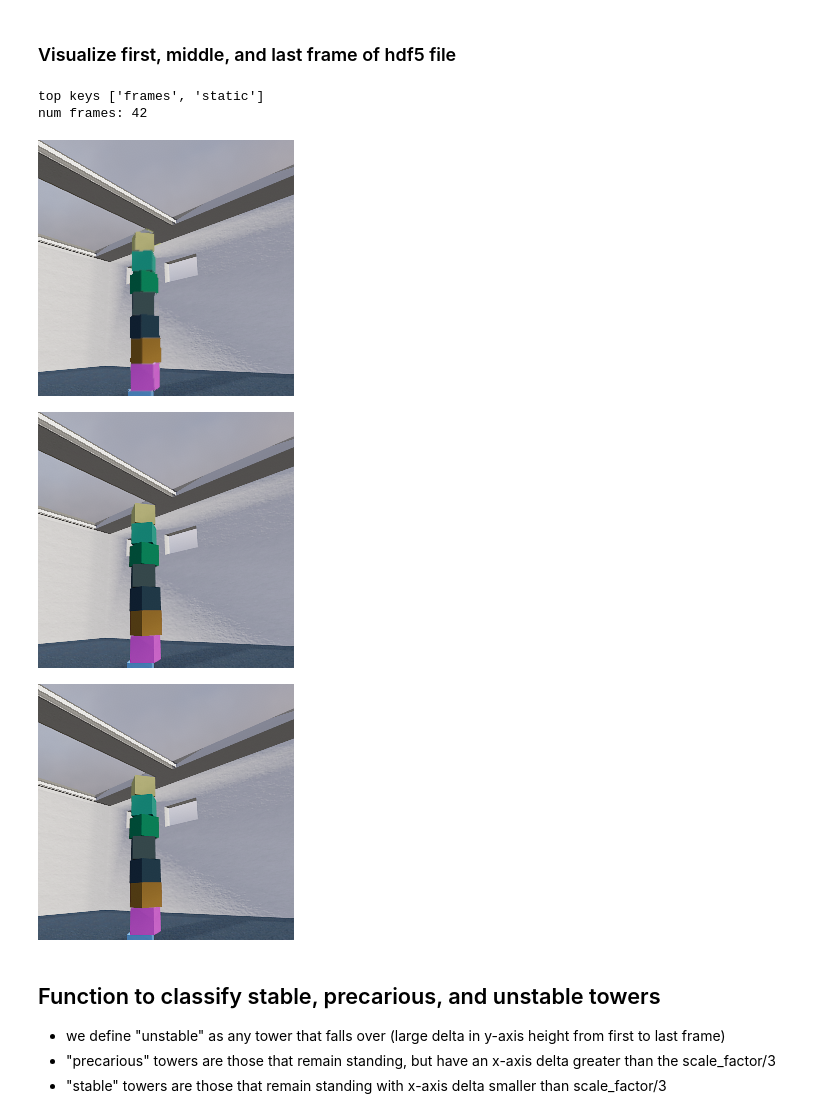
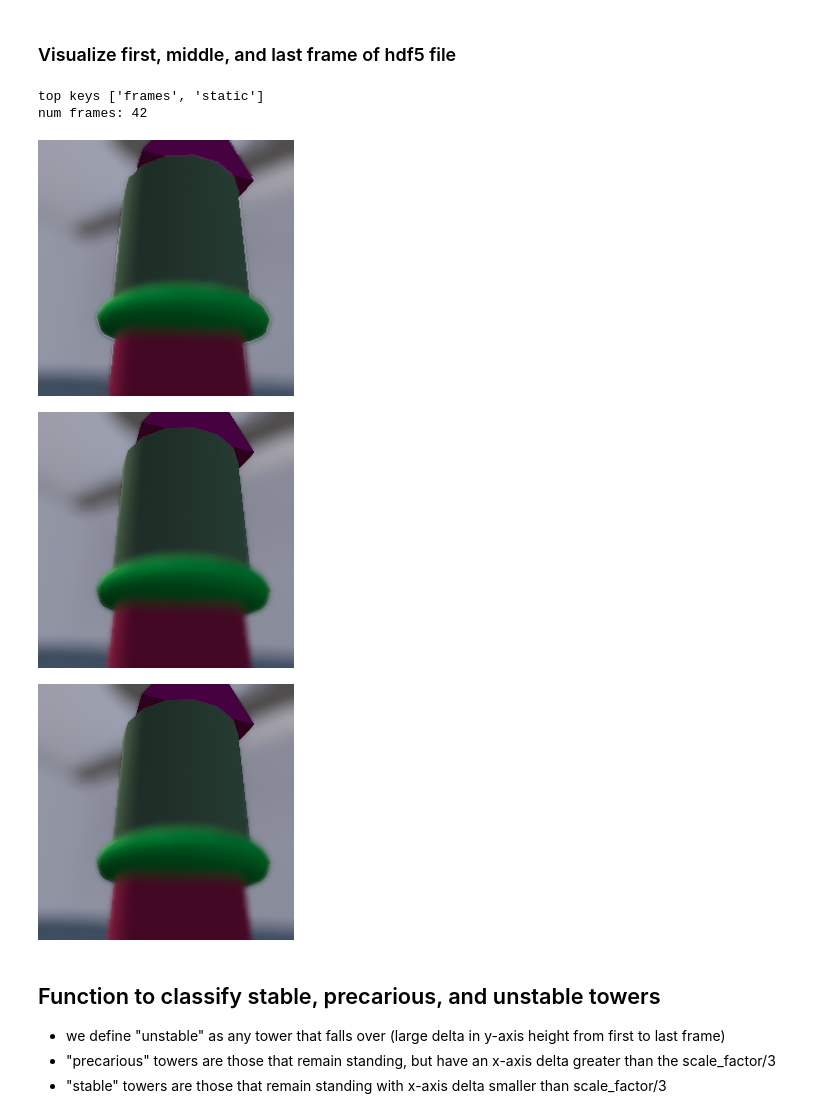
Before and after one commit to choldawa/curiotower_CogSci2021, a Jupyter notebook: stimuli/tdw_to_png.ipynb, the cells around one changed output. Saved outputs shown, nothing was run; the diff lists cells and outputs as text; code cells hidden in the pictures.

```diff
--- a/stimuli/tdw_to_png.ipynb
+++ b/stimuli/tdw_to_png.ipynb
@@ -52,30 +52,30 @@ for file in os.listdir(TDW_DIR):
 # %%
 # #condition = 'varyScale'
 # #condition = 'varyHorizontal'
 # condition = 'varyNumber'
 
 # TDW_DIR = "../../tdw_physics/controllers/D:/{}/".format(condition)
 TDW_DIR = "../../tdw_physics/controllers/D:/stability/"
-FILE = "0011.hdf5"
+FILE = "0003.hdf5"
 
 f = h5py.File(os.path.join(TDW_DIR, FILE))
 # print the data structure
 print("top keys", [k for k in f.keys()])
 frames = f['frames']
 n_frames = len([k for k in frames.keys()])
 print("num frames: {}".format(n_frames))
 #view_frame = np.minimum(view_frame, n_frames - 1)
 for view_frame in [0, 40, len(frames)-1]:
     frame = frames["%04d" % (view_frame)]
     img = frame['images']
     _img = Image.open(io.BytesIO(img["_img"][:]))
     display(_img)
 # %% [output]
 top keys ['frames', 'static']
 num frames: 42
-[figure, old version]
+[figure, new version]
-[figure, old version]
+[figure, new version]
-[figure, old version]
+[figure, new version]
 # %% [markdown]
 ## Function to classify stable, precarious, and unstable towers
 - we define "unstable" as any tower that falls over (large delta in y-axis height from first to last frame)
```
Also changed, not shown: parts of 2 cells of this notebook.
